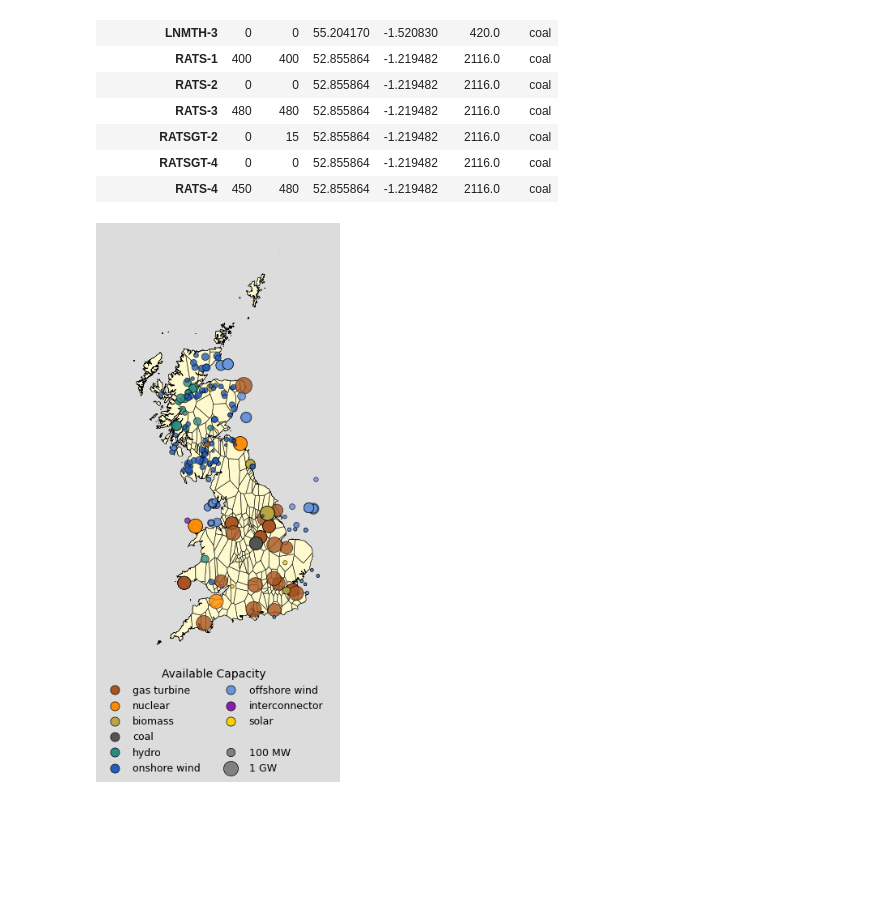
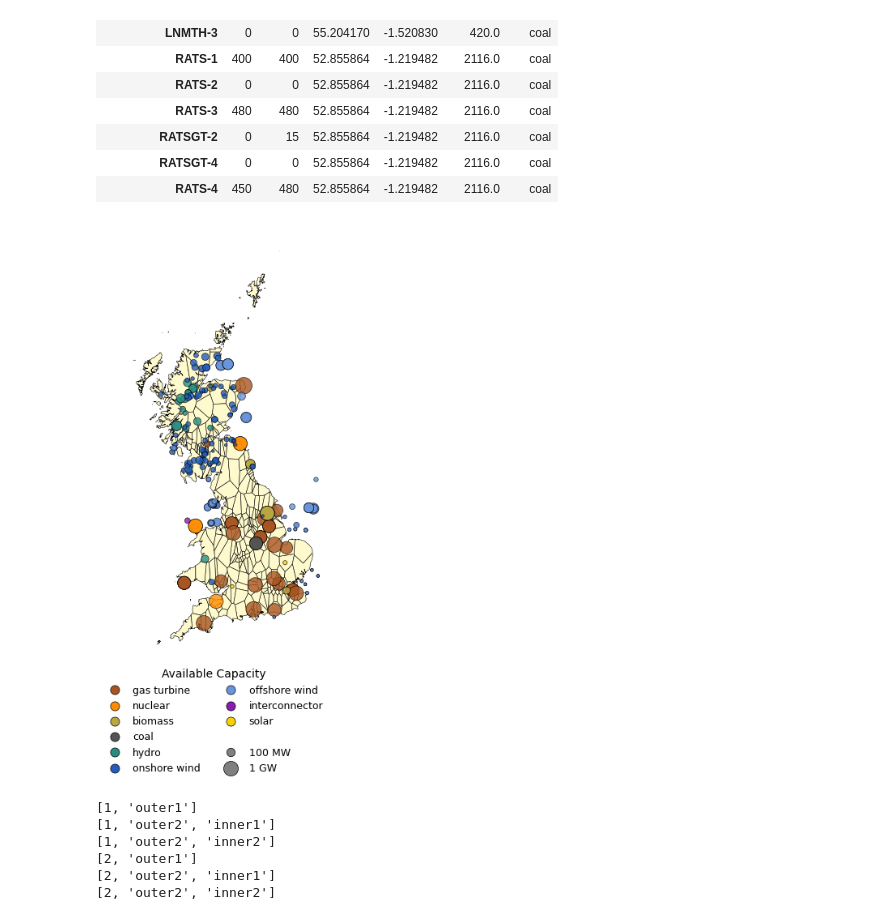
Before and after one commit to LukasFrankenQ/LMP, a Jupyter notebook: notebooks/plot_network.ipynb, the cells around one changed output. Cells and saved outputs as stored; diff of their text form; code cells hidden in the pictures; blank space fills up the shorter version.

```diff
--- a/notebooks/plot_network.ipynb
+++ b/notebooks/plot_network.ipynb
@@ -38,7 +38,7 @@ from matplotlib.lines import Line2D
 from matplotlib.patches import Patch, Circle
 
 size = (7, 7)
-background_color = 'gainsboro'
+background_color = 'w'
 
 fig, ax = plt.subplots(1, 1, figsize=size)
 fig.patch.set_facecolor(background_color)
@@ -46,7 +46,7 @@ ax.set_facecolor(background_color)
 
 handles, labels = [], []
 
-regions.plot(ax=ax, edgecolor='black', facecolor='lemonchiffon', alpha=1, zorder=0, linewidth=0.4)
+regions.simplify(tolerance=0.01).plot(ax=ax, edgecolor='black', facecolor='lemonchiffon', alpha=1, zorder=0, linewidth=0.4)
 
 line_kwargs = dict(linewidth=1.2, alpha=0.8, zorder=1, color='black')
 lines.plot(ax=ax, **line_kwargs)
@@ -98,6 +98,7 @@ ax.set_xticks([])
 ax.set_yticks([])
 
 plt.savefig('network_layout.png', dpi=300)
+plt.savefig('network_layout.svg')
 
 plt.show()
 # %% [output]
@@ -291,7 +319,7 @@ ax.set_facecolor(background_color)
 handles, labels = [], []
 onegw_size = 200
 
-regions.plot(ax=ax, edgecolor='black', facecolor='lemonchiffon', alpha=1, zorder=0, linewidth=0.4)
+regions.simplify(tolerance=0.01).plot(ax=ax, edgecolor='black', facecolor='lemonchiffon', alpha=1, zorder=0, linewidth=0.4)
 
 loc.loc[['LNMTH-1', 'LNMTH-2', 'LNMTH-3'], 'carrier'] = 'biomass'
 
@@ -360,31 +388,33 @@ handles.append(Line2D(
     markeredgewidth=0.5,
     markeredgecolor='black',
     ))
 labels.append("1 GW")
 
 ax.legend(
     handles,
     labels,
     title="Available Capacity",
     bbox_to_anchor=(0.98, 0.0),
     ncol=2,
     fontsize=9,
     borderpad=0,
     labelspacing=0.5,
     frameon=False,
 )
 
 
 ax.set_xticks([])
 ax.set_yticks([])
 
 ax.spines['top'].set_visible(False)
 ax.spines['bottom'].set_visible(False)
 ax.spines['left'].set_visible(False)
 ax.spines['right'].set_visible(False)
 
 plt.tight_layout()
+# plt.savefig("capacity.png", dpi=300)
 plt.savefig("capacity.png", dpi=300)
+plt.savefig("capacity.svg")
 plt.show()
 # %% [output]
-[figure, old version]
+[figure, new version]
@@ -390,0 +444,26 @@ plt.show()
+# %%
+def universal_aggregate(nested):
+    pass
+
+def get_key_chains(nested_dict, current_chain=None):
+    if current_chain is None:
+        current_chain = []
+
+    if isinstance(nested_dict, dict):
+        key_chains = []
+        for key, value in nested_dict.items():
+            key_chains.extend(get_key_chains(value, current_chain + [key]))
+        return key_chains
+    else:
+        return [current_chain]
+
+key_chains = get_key_chains(a)
+for chain in key_chains:
+    print(chain)
+# %% [output]
+[1, 'outer1']
+[1, 'outer2', 'inner1']
+[1, 'outer2', 'inner2']
+[2, 'outer1']
+[2, 'outer2', 'inner1']
+[2, 'outer2', 'inner2']
```
Also changed, not shown: parts of 6 cells of this notebook, 2 other files.
